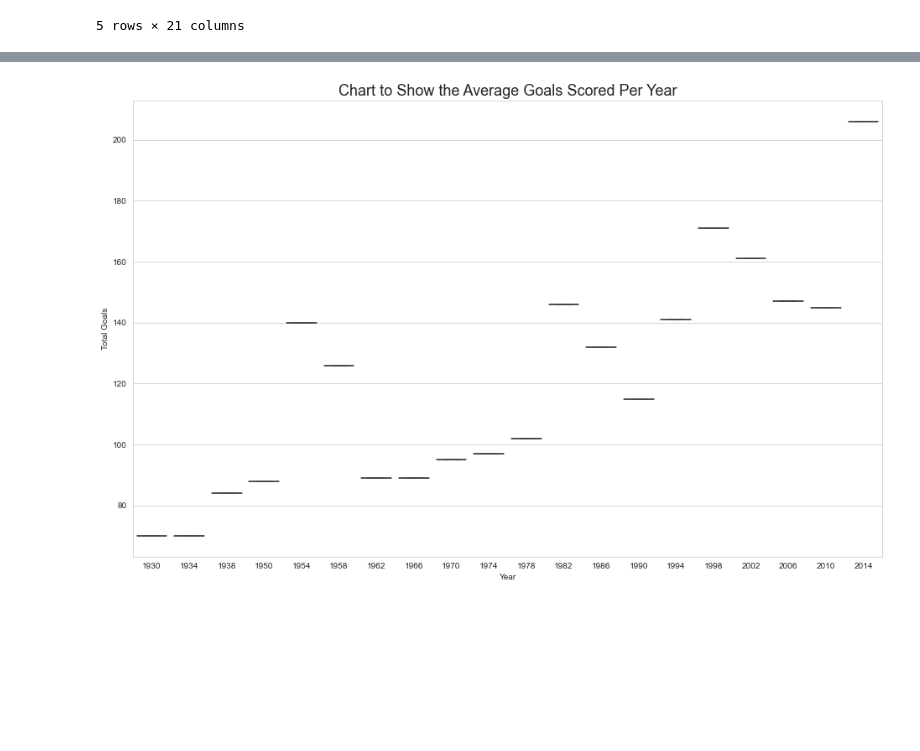
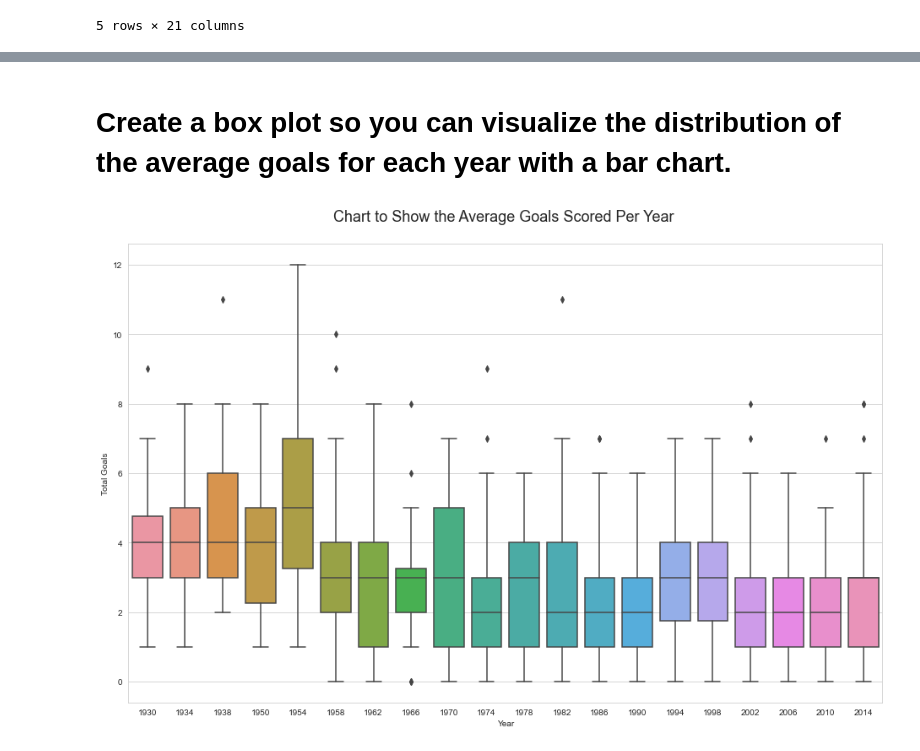
Before and after one commit to Beentha/stutern, a Jupyter notebook: module8assignment4.ipynb, the cells around one changed output, grey strips where cells are left out. Saved outputs shown, nothing was run; the diff lists cells and outputs as text; code cells hidden in the pictures; blank space fills up the shorter version.

```diff
--- a/module8assignment4.ipynb
+++ b/module8assignment4.ipynb
@@ -49,9 +105,12 @@ Text(0.5, 1.0, 'Chart of the Total Goals Scored Per Year')
+# %% [markdown]
+# Create a box plot so you can visualize the distribution of the average goals for each year with a bar chart.
 # %%
 fig, ax = plt.subplots(figsize = (16, 10))
 
-sns.boxplot(x = total_goals_by_year.index.astype(int), y = total_goals_by_year)
+sns.boxplot(y = wc_matches_df['Total Goals'],
+            x = wc_matches_df[~wc_matches_df['Year'].isnull()]['Year'].astype(int))
 ax.set_title('Chart to Show the Average Goals Scored Per Year \n', fontdict={'fontsize': 18}, loc='center')
 
 plt.show()
 # %% [output]
-[figure, old version]
+[figure, new version]
```
Also changed, not shown: parts of 11 cells of this notebook.
